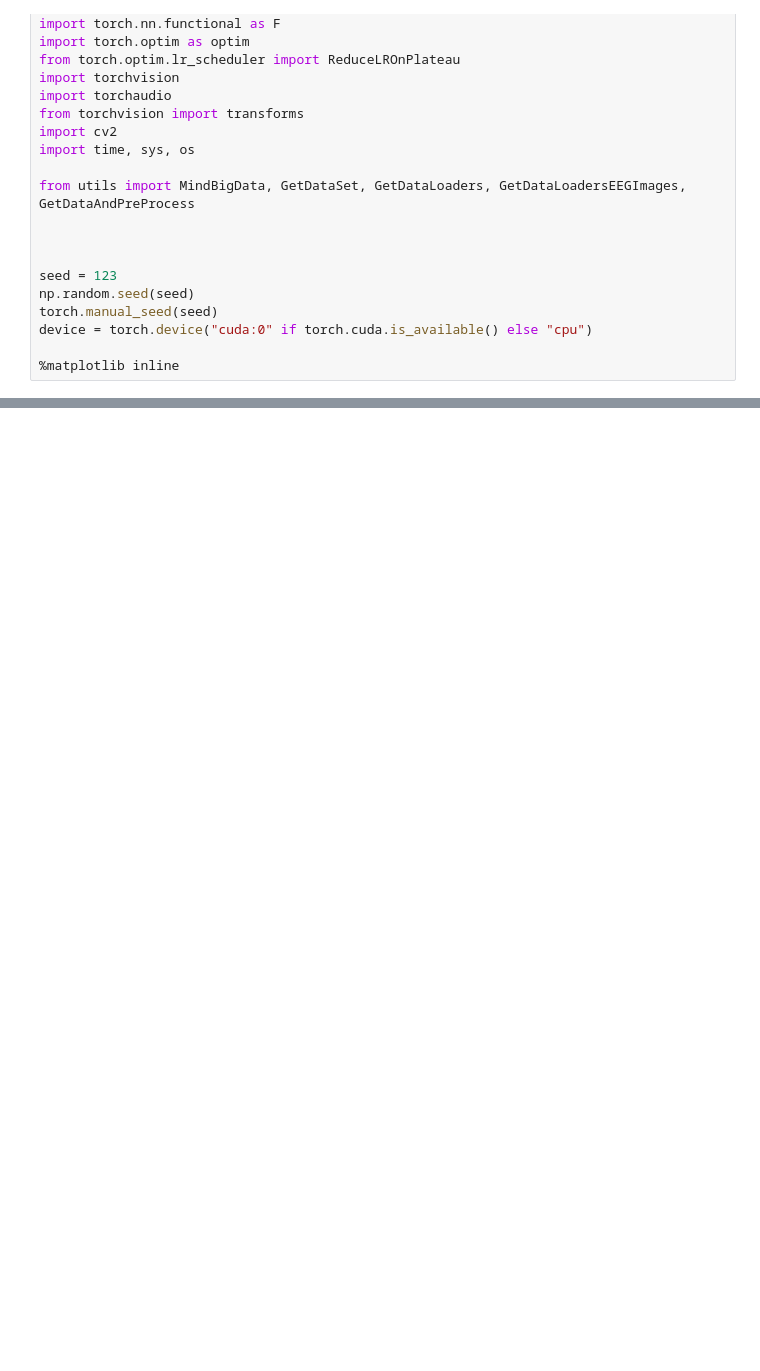
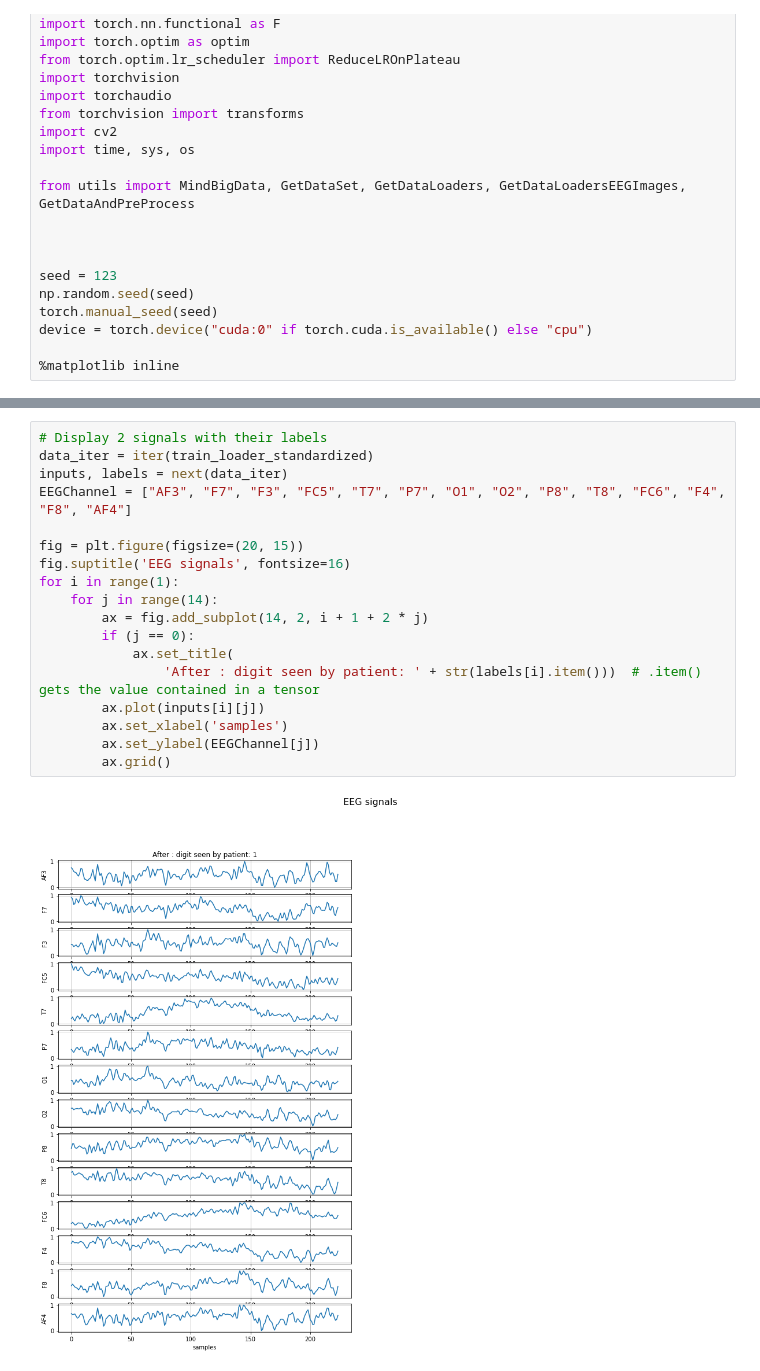
Before and after one commit to basic0908/digit_classification_Vie, a Jupyter notebook: eeg_classification.ipynb, the cells around one changed output, grey strips where cells are left out. Cells and saved outputs as stored; diff of their text form; blank space fills up the shorter version.

```diff
--- a/eeg_classification.ipynb
+++ b/eeg_classification.ipynb
@@ -123,0 +143,20 @@ for i in range(1):
+# %%
+# Display 2 signals with their labels
+data_iter = iter(train_loader_standardized)
+inputs, labels = next(data_iter)
+EEGChannel = ["AF3", "F7", "F3", "FC5", "T7", "P7", "O1", "O2", "P8", "T8", "FC6", "F4", "F8", "AF4"]
+
+fig = plt.figure(figsize=(20, 15))
+fig.suptitle('EEG signals', fontsize=16)
+for i in range(1):
+    for j in range(14):
+        ax = fig.add_subplot(14, 2, i + 1 + 2 * j)
+        if (j == 0):
+            ax.set_title(
+                'After : digit seen by patient: ' + str(labels[i].item()))  # .item() gets the value contained in a tensor
+        ax.plot(inputs[i][j])
+        ax.set_xlabel('samples')
+        ax.set_ylabel(EEGChannel[j])
+        ax.grid()
+# %% [output]
+[figure, added]
```
Also changed, not shown: parts of 6 cells of this notebook, 5 other files.
